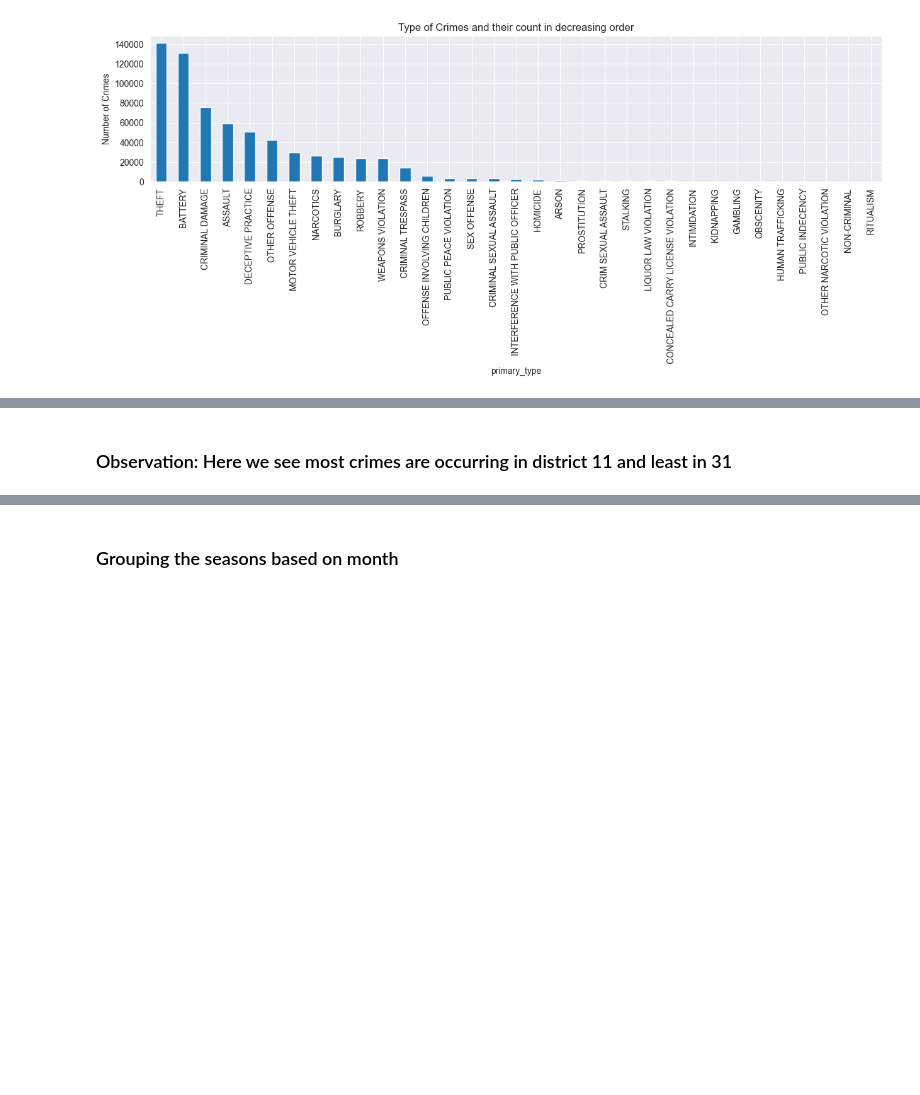
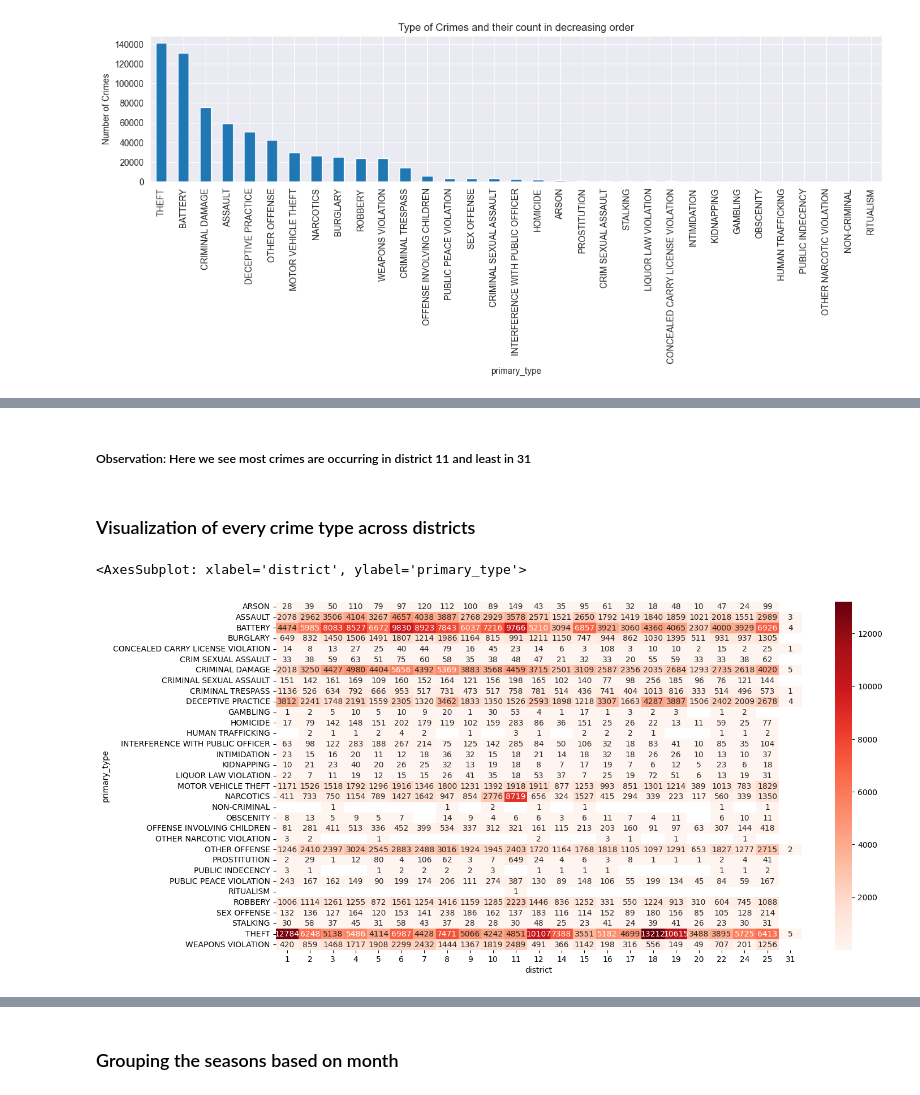
Before and after one commit to CS418/group-project-data-explorers, a Jupyter notebook: crime_prediction_chicago.ipynb, the cells around one changed output, grey strips where cells are left out. Drawn from its saved outputs; the diff is of its cells as text; code cells hidden in the pictures; blank space fills up the shorter version.

```diff
--- a/crime_prediction_chicago.ipynb
+++ b/crime_prediction_chicago.ipynb
@@ -242,2 +246,14 @@ plt.show()
 # %% [markdown]
-### Observation: Here we see most crimes are occurring in district 11 and least in 31
+##### Observation: Here we see most crimes are occurring in district 11 and least in 31
+# %% [markdown]
+### Visualization of every crime type across districts
+# %%
+# Heat map: Crime Type vs District
+
+data_hm_district = crimes_df
+data_hm_district = data_hm_district.groupby(['primary_type','district'])['year'].count().unstack()
+plt.figure(figsize=(15,8))
+sns.heatmap(data_hm_district,cmap='Reds',annot = True, fmt='g')
+# %% [output]
+<AxesSubplot: xlabel='district', ylabel='primary_type'>
+[figure, added]
```
Also changed, not shown: parts of 31 cells of this notebook.
